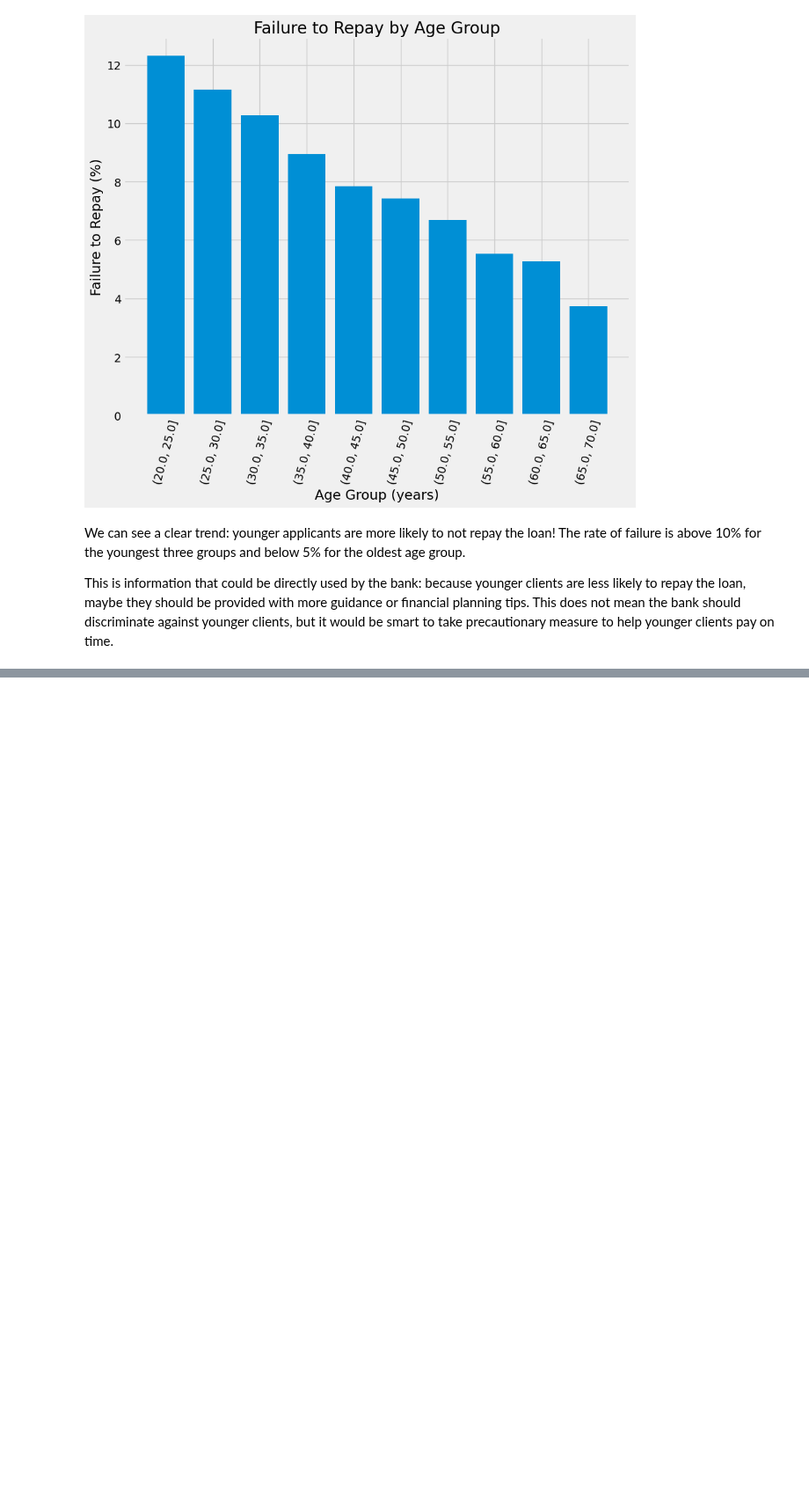
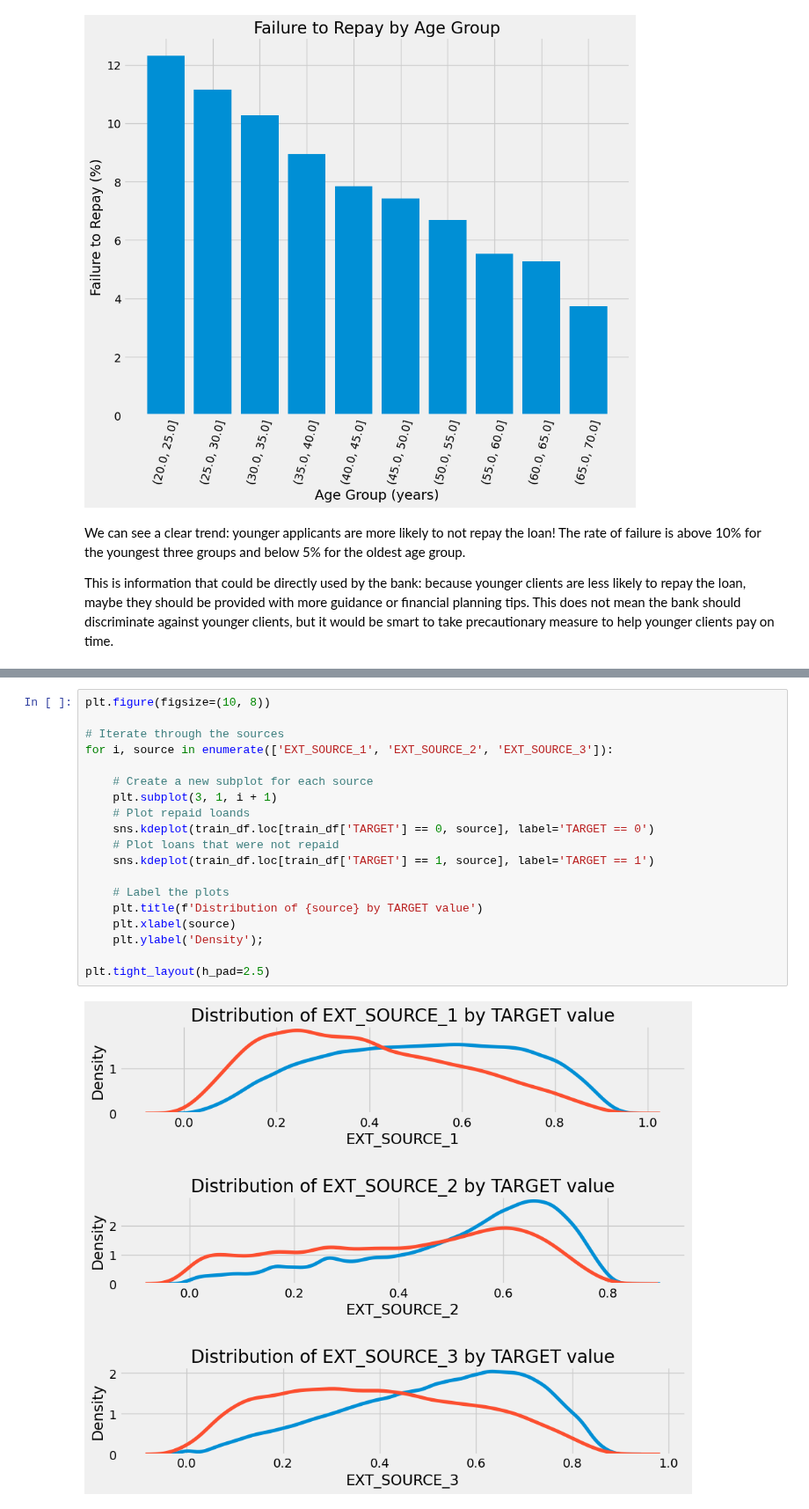
Before and after one commit to bhargav-borah/forked-practice-notebooks, a Jupyter notebook: start-here-a-gentle-introduction/home-credit-risk-1.ipynb, the cells around one changed output, grey strips where cells are left out. Shown at 88% size. Saved outputs shown, nothing was run; the diff lists cells and outputs as text; blank space fills up the shorter version.

```diff
--- a/start-here-a-gentle-introduction/home-credit-risk-1.ipynb
+++ b/start-here-a-gentle-introduction/home-credit-risk-1.ipynb
@@ -471,0 +507,21 @@ We can see a clear trend: younger applicants are more likely to not repay the lo
+# %%
+plt.figure(figsize=(10, 8))
+
+# Iterate through the sources
+for i, source in enumerate(['EXT_SOURCE_1', 'EXT_SOURCE_2', 'EXT_SOURCE_3']):
+
+    # Create a new subplot for each source
+    plt.subplot(3, 1, i + 1)
+    # Plot repaid loands
+    sns.kdeplot(train_df.loc[train_df['TARGET'] == 0, source], label='TARGET == 0')
+    # Plot loans that were not repaid
+    sns.kdeplot(train_df.loc[train_df['TARGET'] == 1, source], label='TARGET == 1')
+
+    # Label the plots
+    plt.title(f'Distribution of {source} by TARGET value')
+    plt.xlabel(source)
+    plt.ylabel('Density');
+
+plt.tight_layout(h_pad=2.5)
+# %% [output]
+[figure, added]
```
Also changed, not shown: parts of 5 cells of this notebook.
